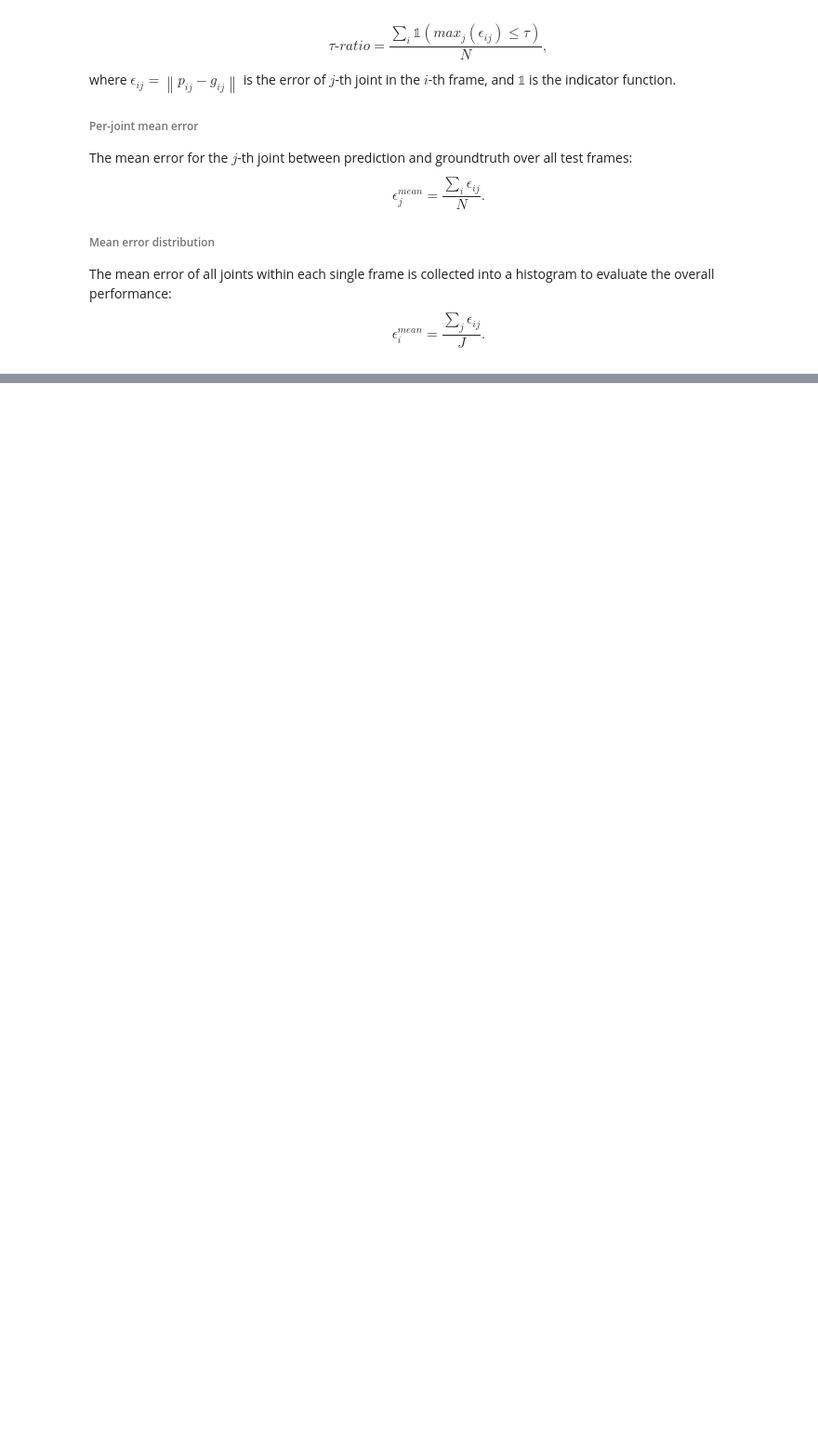
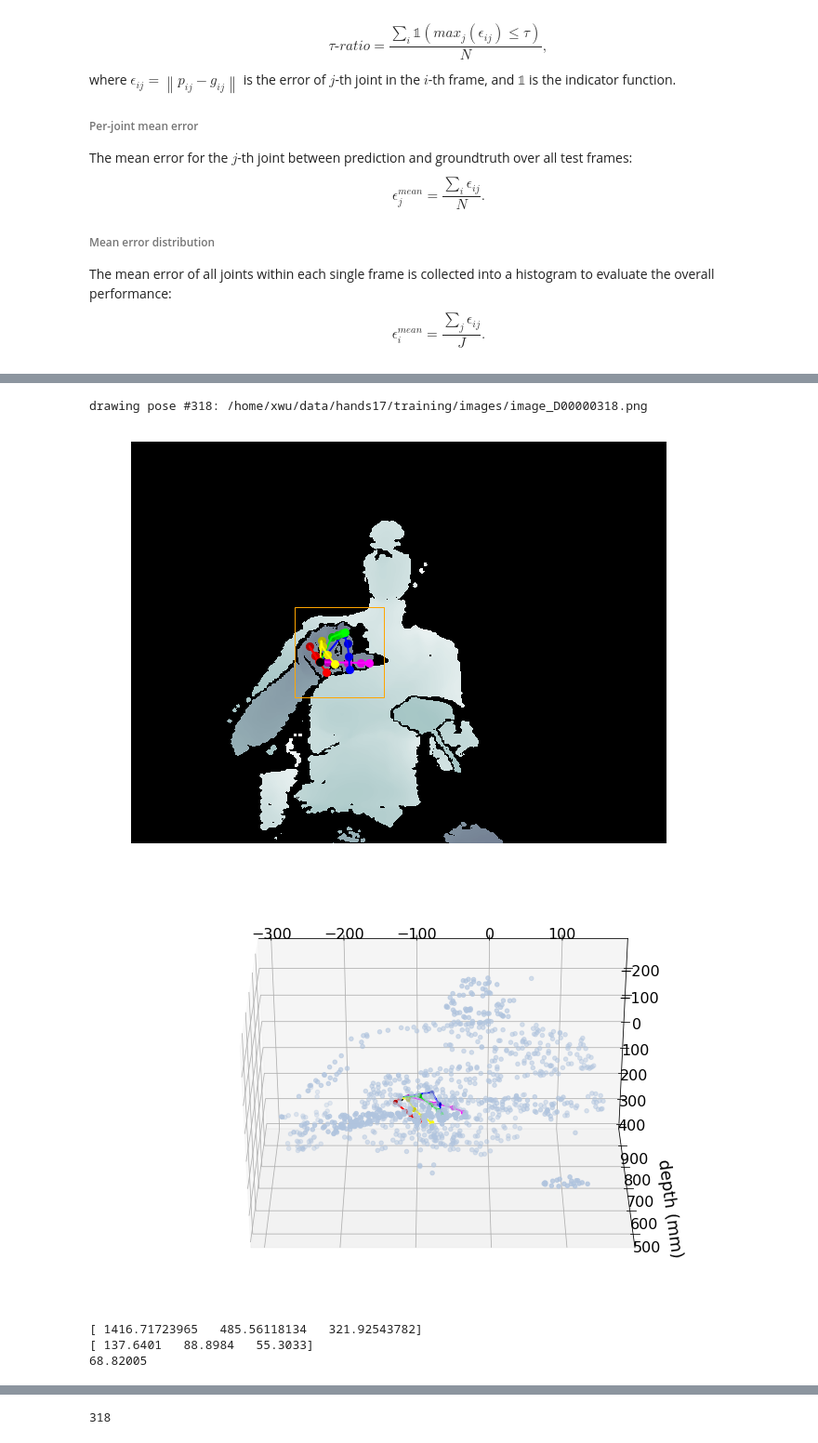
Before and after one commit to xkunwu/depth-hand, a Jupyter notebook: code/test_train.ipynb, the cells around one changed output, grey strips where cells are left out. Shown at 93% size. Cells and saved outputs as stored; diff of their text form; code cells hidden in the pictures; blank space fills up the shorter version.

Commit message:
3d drawing

```diff
--- a/code/test_train.ipynb
+++ b/code/test_train.ipynb
@@ -86,14 +81,3 @@ from train.train_abc import train_abc
 trainer = train_abc(ARGS, False)
 if (not os.path.exists(data_inst.training_annot_predict)):
     trainer.evaluate()
-# %%
-from importlib import import_module
-datadraw = import_module(
-    'data.' + ARGS.data_name + '.draw')
-
-datadraw.draw_pred_random(
-    data_inst,
-    data_inst.training_images,
-    data_inst.training_annot_test,
-    data_inst.training_annot_predict
-)
@@ -138,0 +120,14 @@ datadraw.draw_pose_random(
+# %%
+# %matplotlib notebook
+datadraw.draw_raw3d_random(
+    data_inst,
+    data_inst.training_images,
+    data_inst.training_annot_cleaned
+)
+# %% [output]
+drawing pose #318: /home/xwu/data/hands17/training/images/image_D00000318.png
+[figure, added]
+[figure, added]
+[ 1416.71723965   485.56118134   321.92543782]
+[ 137.6401   88.8984   55.3033]
+68.82005
@@ -139,3 +135,4 @@ datadraw.draw_pose_random(
+318
 # %%
 datadraw.draw_hist_random(
     data_inst,
```
Also changed, not shown: parts of 9 cells of this notebook, 13 other files.
